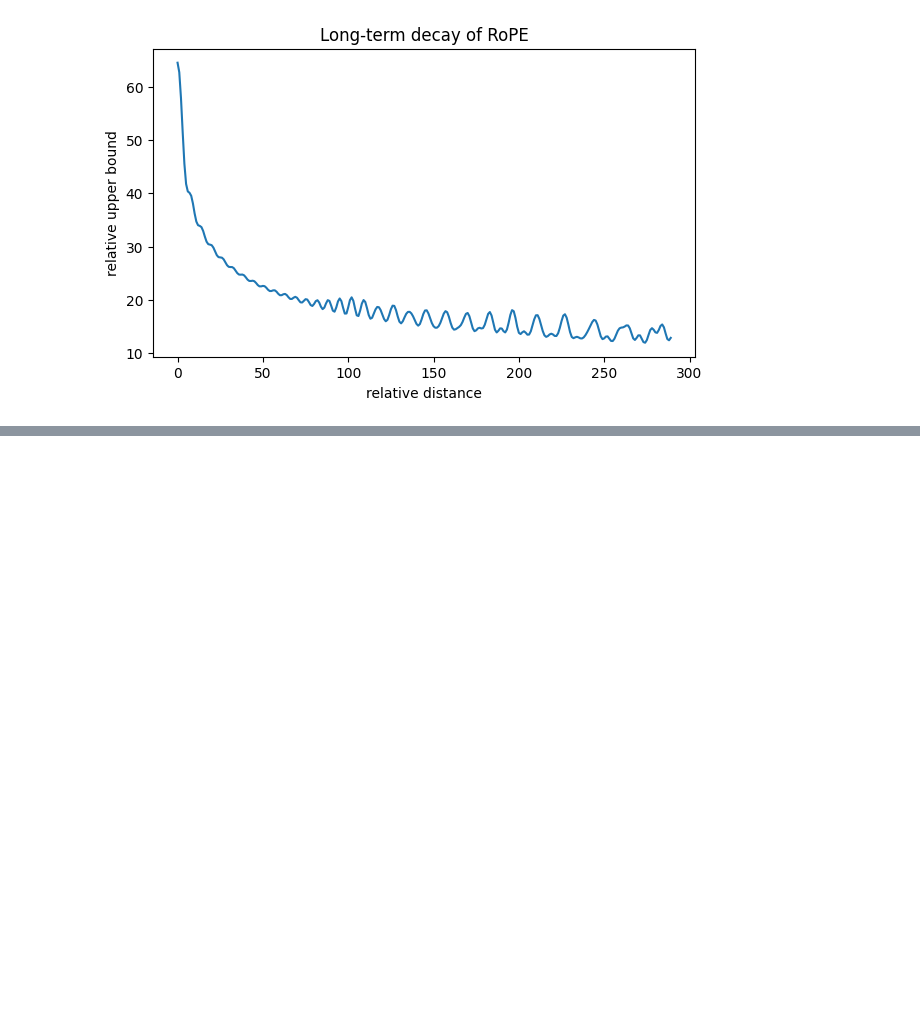
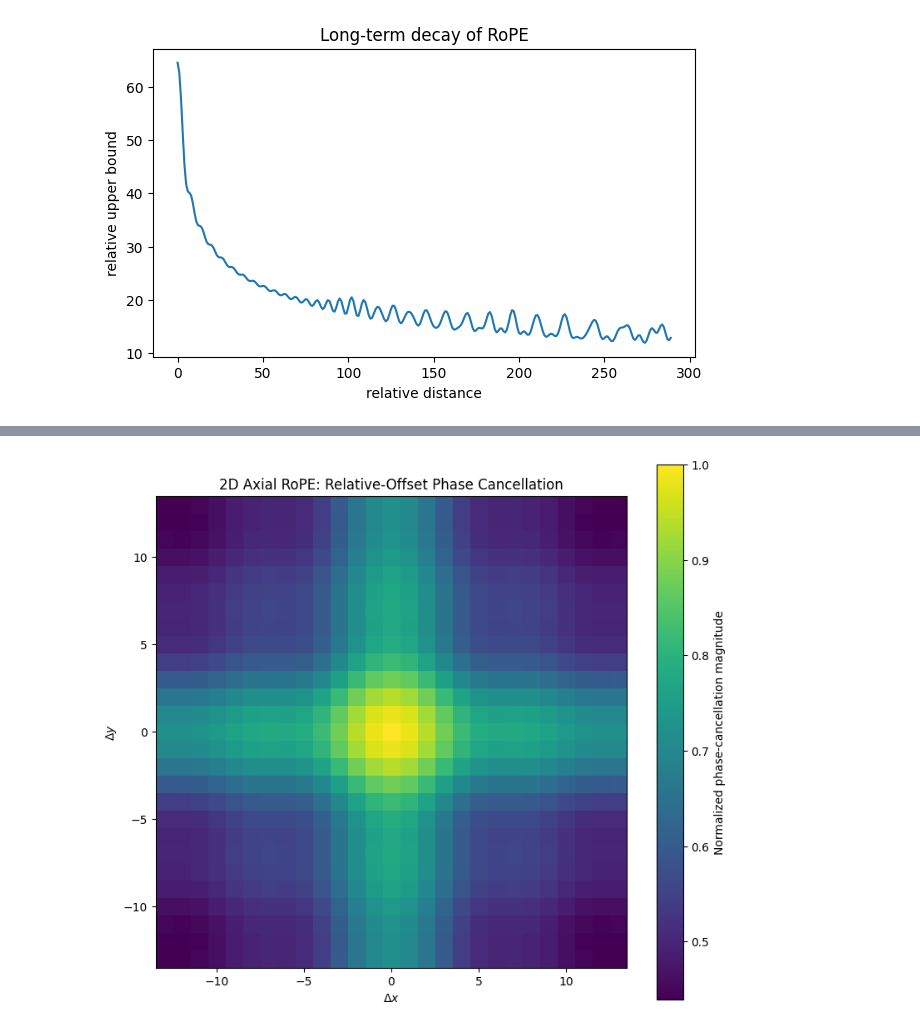
Before and after one commit to Alchwalch/Deep-Learning-Study, a Jupyter notebook: RoPE/RoPE.ipynb, the cells around one changed output, grey strips where cells are left out. Saved outputs shown, nothing was run; the diff lists cells and outputs as text; code cells hidden in the pictures; blank space fills up the shorter version.

```diff
--- a/RoPE/RoPE.ipynb
+++ b/RoPE/RoPE.ipynb
@@ -80,0 +169,68 @@ plt.show()
+# %%
+n_patch = 14
+theta = 100.0
+emb_dim = 256
+
+axialrope = AxialRoPE(
+    n_patches=n_patch,
+    theta=theta,
+    emb_dim=emb_dim
+)
+
+# x축: 첫 번째 행에서 x 좌표별 위상 추출
+phase_x_pos = torch.complex(
+    axialrope.cos_x[:n_patch],
+    axialrope.sin_x[:n_patch]
+)
+
+# y축: 첫 번째 열에서 y 좌표별 위상 추출
+idx_y = torch.arange(n_patch) * n_patch
+
+phase_y_pos = torch.complex(
+    axialrope.cos_y[idx_y],
+    axialrope.sin_y[idx_y]
+)
+
+# 상대 거리 - (n_patch-1) ~ +(n_patch-1)의 위상 구성
+# exp(-i * delta * omega) = conjugate(exp(i * delta * omega))
+phase_x = torch.cat([
+    phase_x_pos[1:].flip(0).conj(),
+    phase_x_pos
+], dim=0)
+
+phase_y = torch.cat([
+    phase_y_pos[1:].flip(0).conj(),
+    phase_y_pos
+], dim=0)
+
+# 주파수별 위상 상쇄 정도
+decay_x = phase_x.mean(dim=-1).abs()
+decay_y = phase_y.mean(dim=-1).abs()
+
+# 2D Axial RoPE의 정규화된 위상 상쇄 지표
+heatmap = (decay_y[:, None] + decay_x[None, :]) / 2
+
+# 시각화
+offsets = torch.arange(
+    -(n_patch - 1), n_patch
+).cpu().numpy()
+
+plt.figure(figsize=(8, 7))
+plt.imshow(
+    heatmap.cpu().numpy(),
+    origin="lower",
+    extent=[
+        offsets[0] - 0.5, offsets[-1] + 0.5,
+        offsets[0] - 0.5, offsets[-1] + 0.5
+    ],
+    aspect="equal",
+    cmap="viridis"
+)
+plt.xlabel(r"$\Delta x$")
+plt.ylabel(r"$\Delta y$")
+plt.title("2D Axial RoPE: Relative-Offset Phase Cancellation")
+plt.colorbar(label="Normalized phase-cancellation magnitude")
+plt.tight_layout()
+plt.show()
+# %% [output]
+[figure, added]
```
Also changed, not shown: parts of 4 cells of this notebook, 1 other file.
